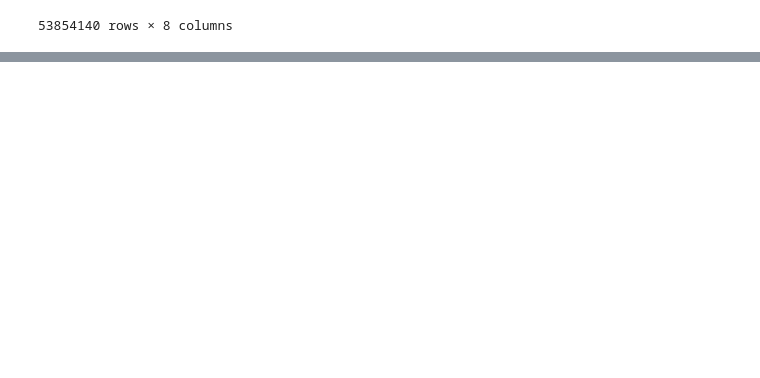
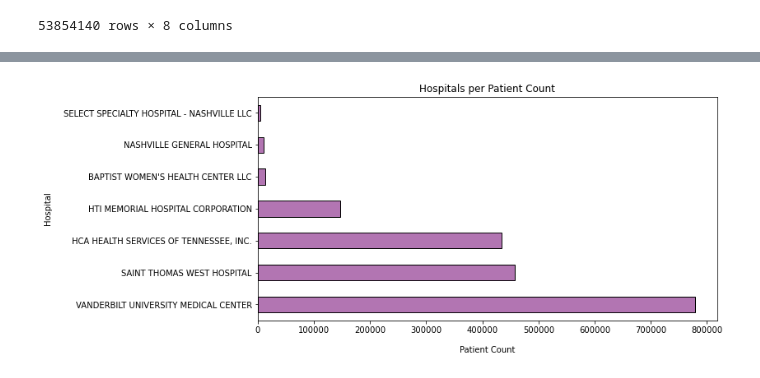
Before and after one commit to nss-data-science-cohort-6/hop_team-double-eagle-ii, a Jupyter notebook: Analysis_AC.ipynb, the cells around one changed output, grey strips where cells are left out. Saved outputs shown, nothing was run; the diff lists cells and outputs as text; code cells hidden in the pictures; blank space fills up the shorter version.

Commit message:
modified plots

```diff
--- a/Analysis_AC.ipynb
+++ b/Analysis_AC.ipynb
@@ -265,0 +239,9 @@ with sqlite3.connect('data/NPPES_Data_Dissemination.sqlite') as db:
+# %%
+hospitals_plot = hospitals.groupby(['Business_name'])['patient_count'].sum().sort_values(ascending= False).head(7).plot(kind = 'barh', color = (0.5,0.1,0.5,0.6), edgecolor='black', figsize=(10, 5))
+plt.xlabel("Patient Count", labelpad=14)
+plt.ylabel("Hospital", labelpad=14)
+plt.ticklabel_format(style='plain', useOffset=False, axis='x')
+plt.title("Hospitals per Patient Count")
+hospitals_plot;
+# %% [output]
+[figure, added]
```
Also changed, not shown: parts of 13 cells of this notebook.
